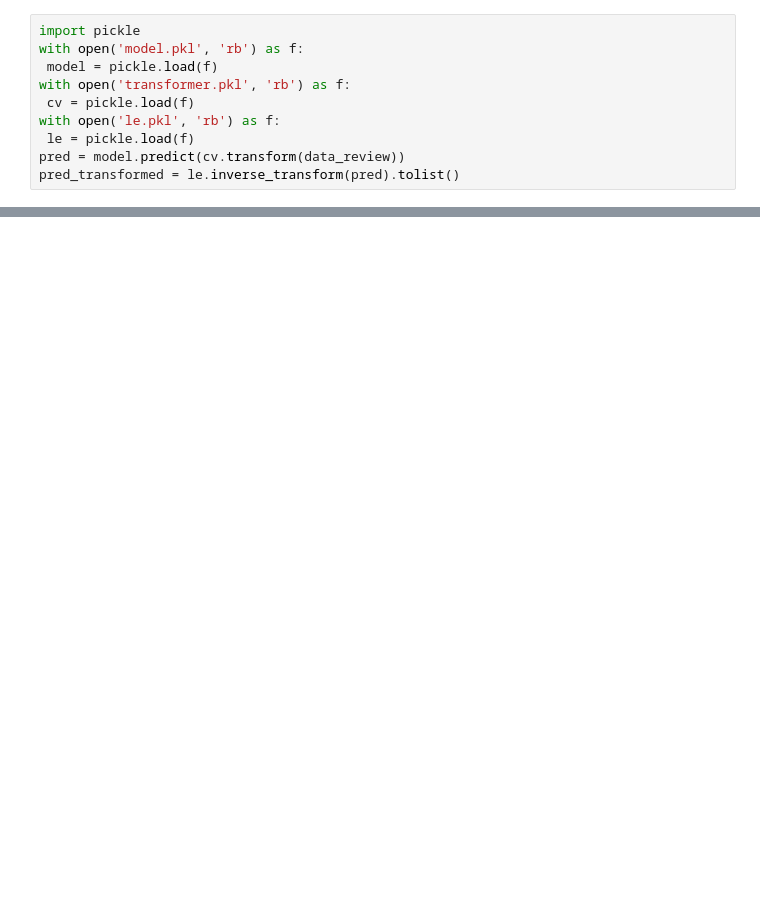
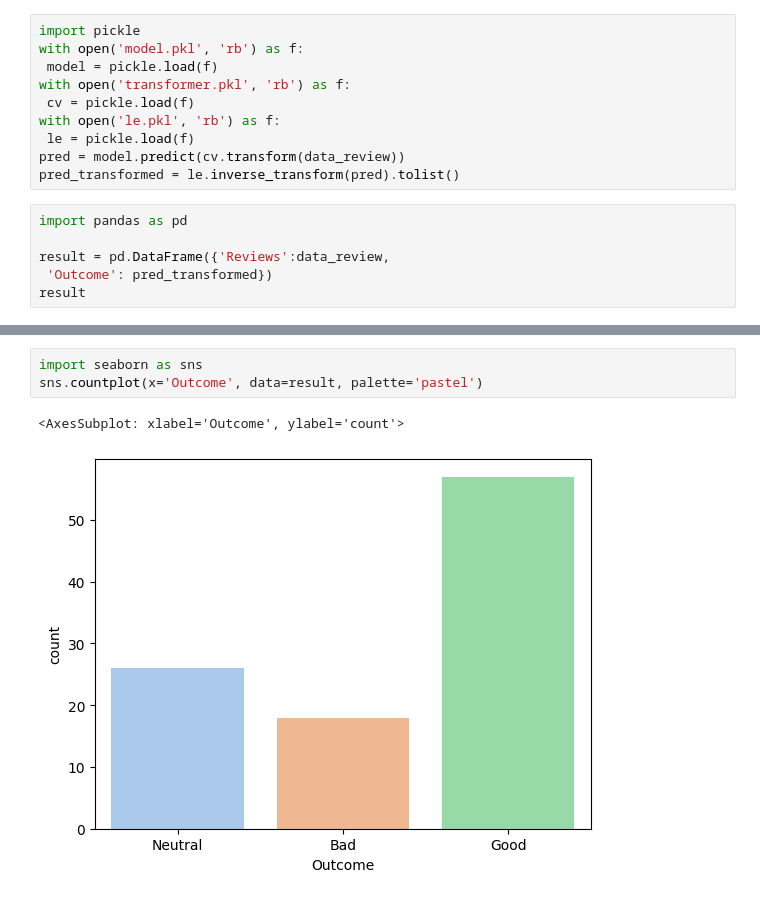
Before and after one commit to sayamiky/ai2, a Jupyter notebook: SpotifyAnalysis/test_model.ipynb, the cells around one changed output, grey strips where cells are left out. Cells and saved outputs as stored; diff of their text form; blank space fills up the shorter version.

```diff
--- a/SpotifyAnalysis/test_model.ipynb
+++ b/SpotifyAnalysis/test_model.ipynb
@@ -31,3 +31,9 @@ with open('le.pkl', 'rb') as f:
  le = pickle.load(f)
 pred = model.predict(cv.transform(data_review))
 pred_transformed = le.inverse_transform(pred).tolist()
+# %%
+import pandas as pd
+
+result = pd.DataFrame({'Reviews':data_review,
+ 'Outcome': pred_transformed})
+result
@@ -33,0 +54,6 @@ pred_transformed = le.inverse_transform(pred).tolist()
+# %%
+import seaborn as sns
+sns.countplot(x='Outcome', data=result, palette='pastel')
+# %% [output]
+<AxesSubplot: xlabel='Outcome', ylabel='count'>
+[figure, added]
```
Also changed, not shown: parts of 1 cell of this notebook, 2 other files.
